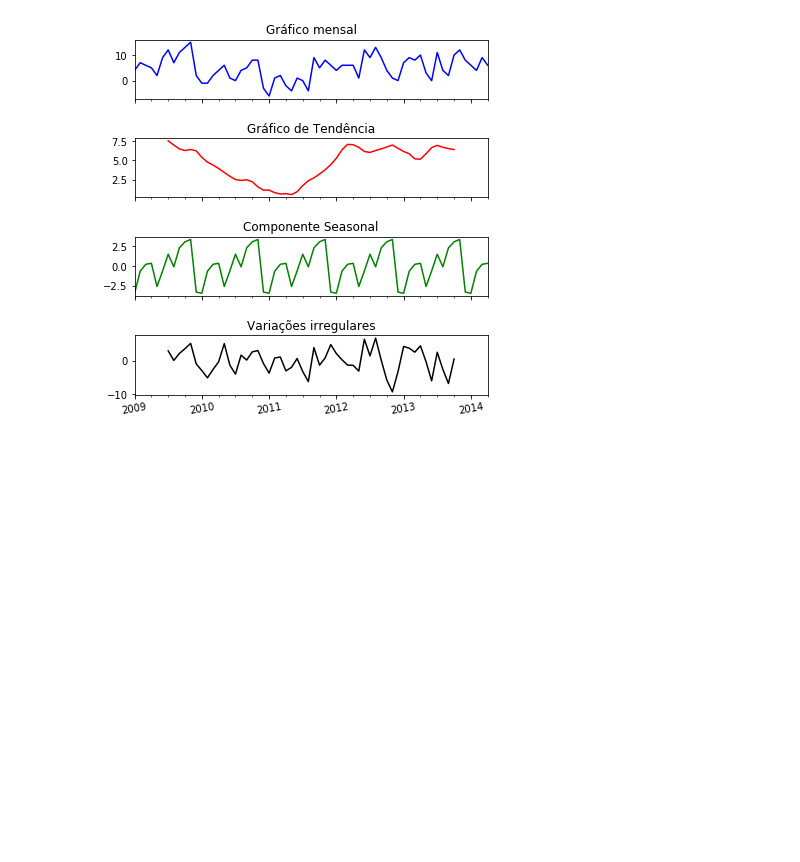
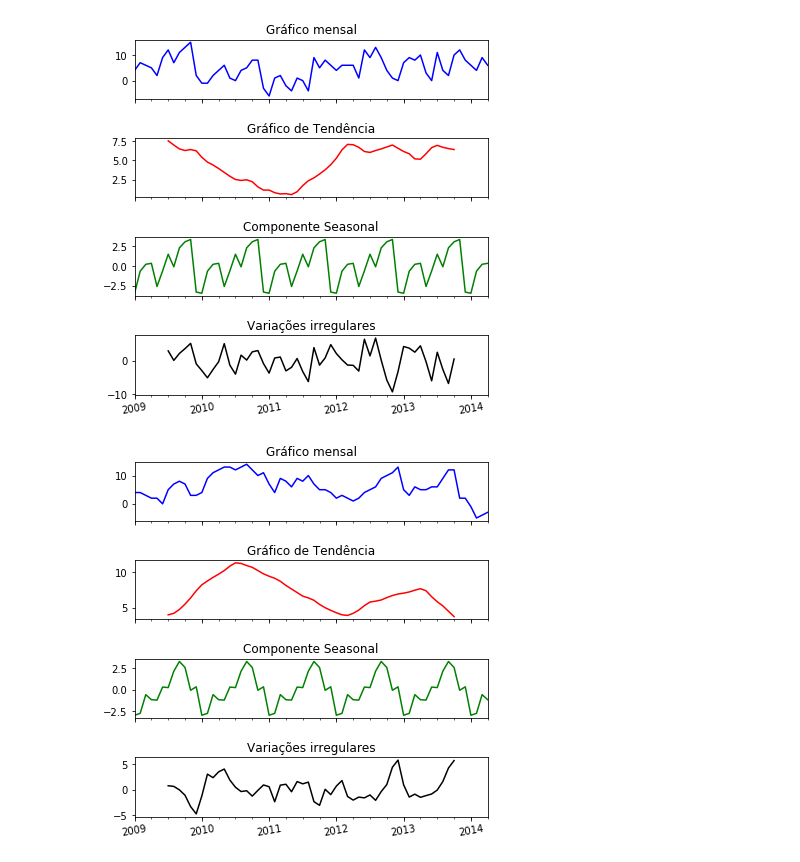
Before and after one commit to tiagotele/experimentos_oceanografia, a Jupyter notebook: Lendo dados de anomalia da FUNCEME.ipynb, the cells around one changed output. Cells and saved outputs as stored; diff of their text form; code cells hidden in the pictures; blank space fills up the shorter version.

```diff
--- a/Lendo dados de anomalia da FUNCEME.ipynb
+++ b/Lendo dados de anomalia da FUNCEME.ipynb
@@ -92,7 +73,7 @@ len(full_data)
 # %% [markdown]
 Para fins de debug
 # %%
-count = 0
-for i in range(0, BLOCO_TOTAL, 950):
-    print (i, "linha final",(count+1)*75)
-    count += 1
+# count = 0
+# for i in range(0, BLOCO_TOTAL, 950):
+#     print (i, "linha final",(count+1)*75)
+#     count += 1
@@ -245,3 +200,7 @@ monta_grafico_de_decomposicao('60W-26N')
 monta_grafico_de_decomposicao('60W-10N')
 # %% [output]
 [figure]
+# %%
+monta_grafico_de_decomposicao('34W-16S')
+# %% [output]
+[figure, added]
```
Also changed, not shown: parts of 12 cells of this notebook.
